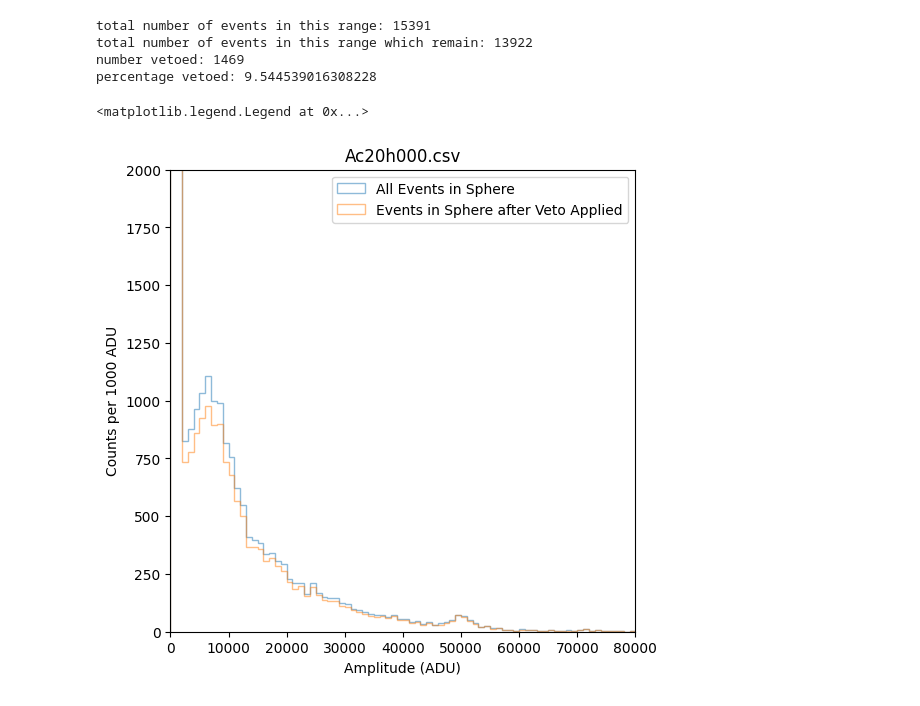
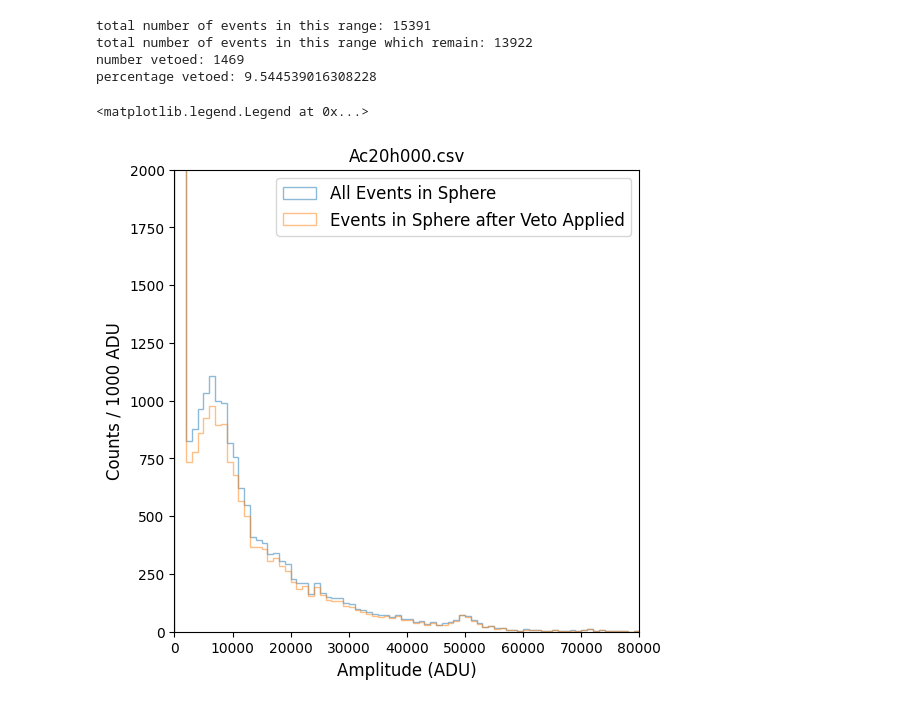
Before and after one commit to hhuckvale/DMProject, a Jupyter notebook: Sphere_and_Simulations/Finding_Coincident_Events.ipynb, the cells around one changed output. Drawn from its saved outputs; the diff is of its cells as text; code cells hidden in the pictures.

```diff
--- a/Sphere_and_Simulations/Finding_Coincident_Events.ipynb
+++ b/Sphere_and_Simulations/Finding_Coincident_Events.ipynb
@@ -41,6 +41,10 @@ event_df['risetime'] = [event_df.loc[i, f"{anode}_risetime"] if pd.notna(anode)
 #sum together all of the sphere anode amplitudes and create a new column of 'summed_amplitude'
 event_df['summed_amplitude'] = event_df[sphere_amplitude_cols].sum(axis=1)
 
+pos_amp = event_df[sphere_amplitude_cols] > 0
+event_df['pos_summed_amplitude'] = event_df[pos_amp].sum(axis=1)
+
+
 print(event_df.columns)
 # %% [output]
 Index(['event', 'F0_amplitude', 'F1_amplitude', 'F2_amplitude', 'F3_amplitude',
@@ -209,21 +213,25 @@ percentage vetoed: 9.544539016308228
 # %%
 #nice figure
 bins = np.arange(0, 80001, 1000)  # 1000 ADU bin width
 
 before = len(event_df[(event_df['summed_amplitude'].abs() >= lower_amp) & (event_df['summed_amplitude'].abs() <= upper_amp)])
 after = len(events_after_veto_df[(events_after_veto_df['summed_amplitude'].abs() >= lower_amp) & (events_after_veto_df['summed_amplitude'].abs() <= upper_amp)])
 percentage_vetoed = (1 - after / before) * 100
 
 plt.figure(figsize=(6,6))
-plt.hist(event_df['summed_amplitude'], bins=bins, alpha = 0.5,label = 'All Events in Sphere',histtype='step')
+myhist=plt.hist(event_df['summed_amplitude'], bins=bins, alpha = 0.5,label = 'All Events in Sphere',histtype='step')
 plt.hist(events_after_veto_df['summed_amplitude'], bins=bins,alpha = 0.5, label = 'Events in Sphere after Veto Applied',histtype='step')
 plt.xlim(0, 80000)
-plt.xlabel('Amplitude (ADU)')
+plt.xlabel('Amplitude (ADU)', fontsize=12)
 plt.ylim(0, 2000)
-plt.ylabel('Counts per 1000 ADU')
+plt.ylabel('Counts / 1000 ADU', fontsize=12)
 plt.title(filename)
 #plt.text(0.1, 0.95,f'Events in sphere vetoed between {lower_amp}–{upper_amp} ADU: {percentage_vetoed:.2f}%',transform=plt.gca().transAxes,verticalalignment='top')
-plt.legend()
+plt.legend(fontsize=12)
+
+
+#print(myhist)
+#print(np.sum(myhist[0]))
 # %% [output]
 <matplotlib.legend.Legend at 0x...>
-[figure, old version]
+[figure, new version]
```
Also changed, not shown: parts of 3 cells of this notebook, 16 other files.
